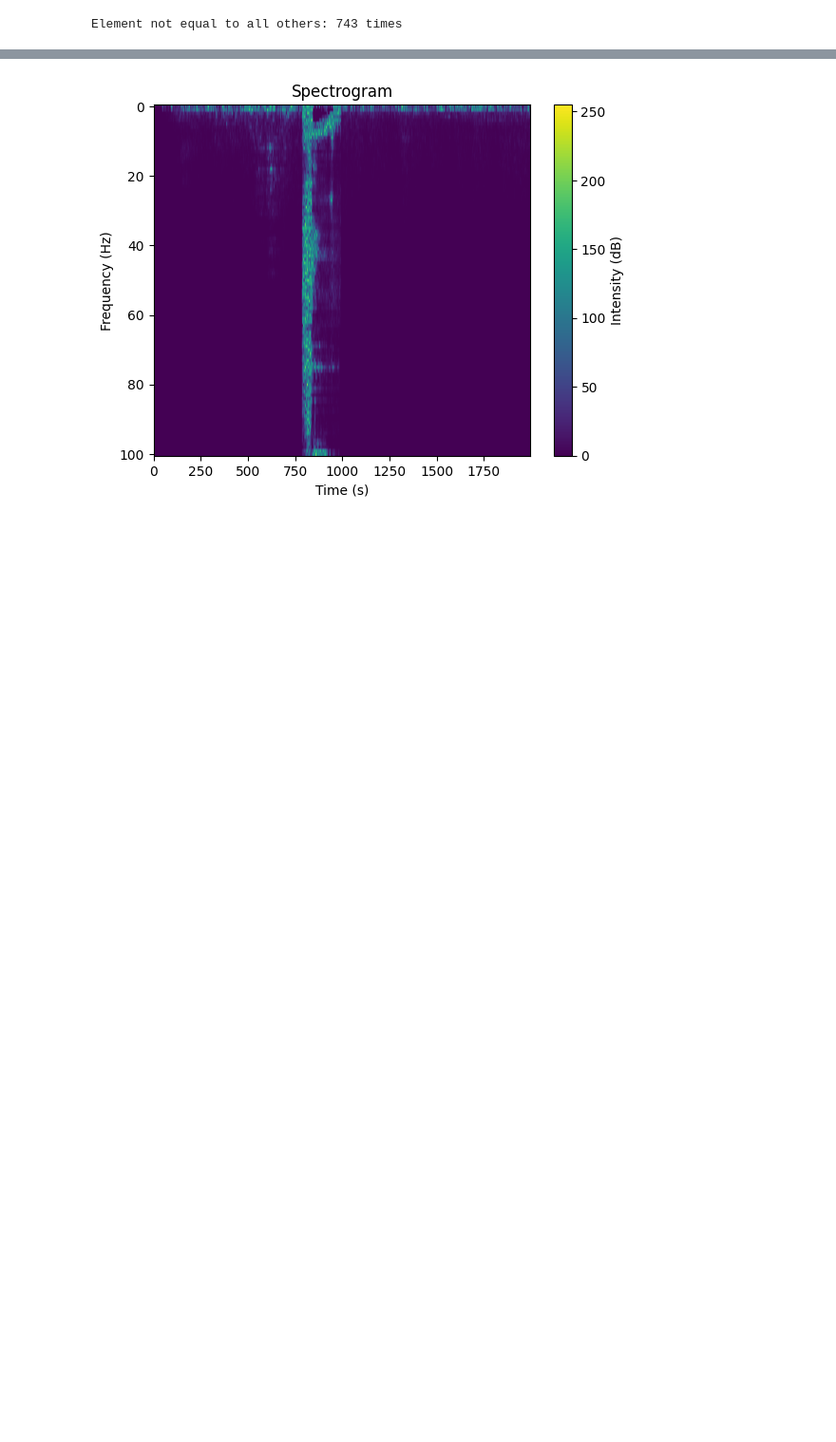
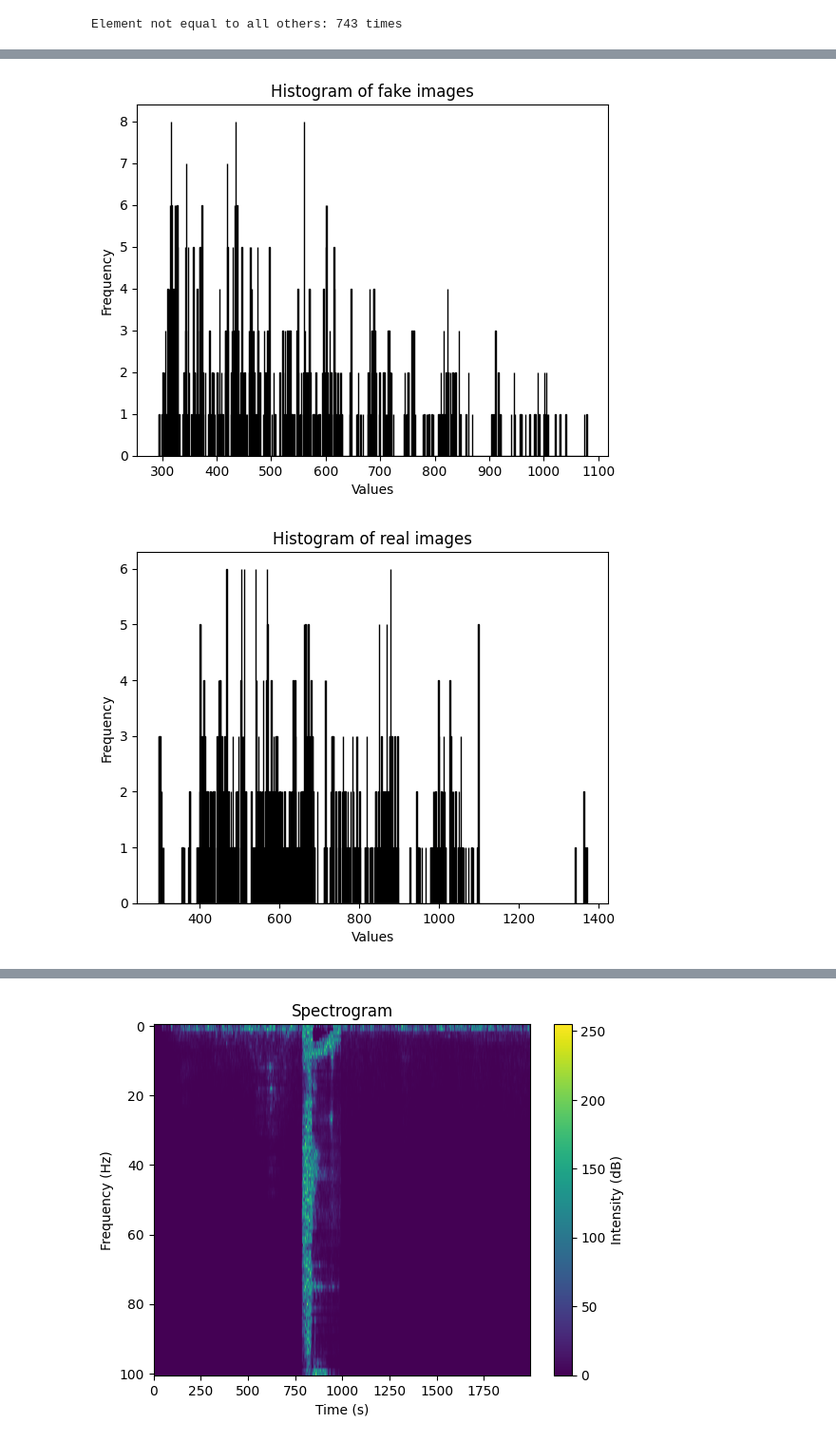
Before and after one commit to nouralmulhem/Cipher-Sphere, a Jupyter notebook: try/fakeDatadet.ipynb, the cells around one changed output, grey strips where cells are left out. Shown at 95% size. Drawn from its saved outputs; the diff is of its cells as text; code cells hidden in the pictures; blank space fills up the shorter version.

```diff
--- a/try/fakeDatadet.ipynb
+++ b/try/fakeDatadet.ipynb
@@ -102,0 +141,65 @@ Element not equal to all others: 743 times
+# %%
+threshold = 10
+column_counts = np.count_nonzero(image > threshold, axis=0)
+nums= []
+for i in range(700):
+
+    image = fake1[i]
+
+    # Count the number of cells above the threshold in each column
+    column_counts = np.count_nonzero(image > threshold, axis=0)
+
+    # Now, 'column_counts' is a NumPy array with the count for each column
+
+    # If you specifically need a list, you can convert it using the 'tolist()' method
+    # print(column_counts.tolist())
+    # print(np.sum(column_counts ))
+    nums.append(np.sum(column_counts ))
+plt.hist(nums, bins=1000, color='blue', edgecolor='black')
+# Add labels and title
+plt.xlabel('Values')
+plt.ylabel('Frequency')
+plt.title('Histogram of fake images')
+
+# Show the plot
+plt.show()
+
+
+
+
+nums= []
+for i in range(700):
+
+    image = real1[i]
+
+    # Count the number of cells above the threshold in each column
+    column_counts = np.count_nonzero(image > threshold, axis=0)
+
+    # Now, 'column_counts' is a NumPy array with the count for each column
+
+    # If you specifically need a list, you can convert it using the 'tolist()' method
+    # print(column_counts.tolist())
+    # print(np.sum(column_counts ))
+    nums.append(np.sum(column_counts ))
+plt.hist(nums, bins=1000, color='blue', edgecolor='black')
+# Add labels and title
+plt.xlabel('Values')
+plt.ylabel('Frequency')
+plt.title('Histogram of real images')
+
+# Show the plot
+plt.show()
+
+# image = real1[14]
+# threshold = 10
+
+# # Count the number of cells above the threshold in each column
+# column_counts = np.count_nonzero(image > threshold, axis=0)
+
+# # Now, 'column_counts' is a NumPy array with the count for each column
+
+# # If you specifically need a list, you can convert it using the 'tolist()' method
+# print(np.sum(column_counts ))
+# %% [output]
+[figure, added]
+[figure, added]
```
Also changed, not shown: parts of 14 cells of this notebook, 6 other files.
